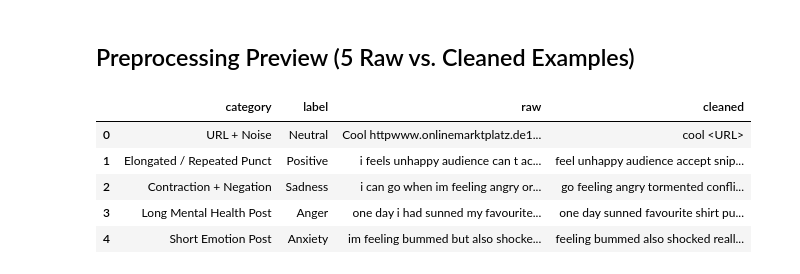
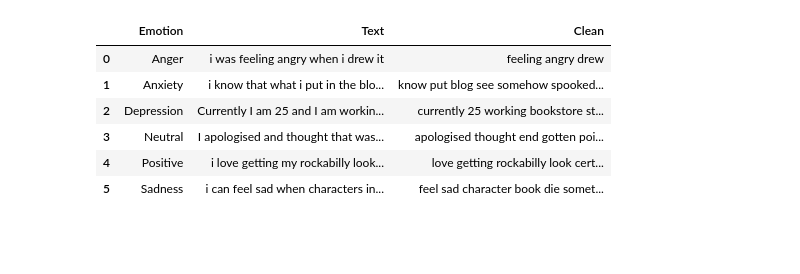
Before and after one commit to mansi27102005/clnlp_exp9, a Jupyter notebook: notebooks/01_eda.ipynb, the cells around one changed output. Drawn from its saved outputs; the diff is of its cells as text; code cells hidden in the pictures; blank space fills up the shorter version.

```diff
--- a/notebooks/01_eda.ipynb
+++ b/notebooks/01_eda.ipynb
@@ -7,15 +4,13 @@ This notebook inspects schema, nulls, duplicates, class imbalance, text length s
 # %%
 import sys
 from pathlib import Path
+ROOT = Path.cwd().parent if Path.cwd().name == 'notebooks' else Path.cwd()
+sys.path.insert(0, str(ROOT))
 
-PROJECT_ROOT = Path.cwd().parent if Path.cwd().name == 'notebooks' else Path.cwd()
-if str(PROJECT_ROOT) not in sys.path:
-    sys.path.insert(0, str(PROJECT_ROOT))
-
-import pandas as pd
 from IPython.display import Image, display
 from src.data_loader import run_eda
-from src.preprocess import clean_social_text, select_before_after_examples
-from src.utils import RESULTS_DIR, set_seed
+from src.preprocess import clean_social_text
+from src.utils import RESULTS_DIR
 
-set_seed()
+df = run_eda()
+df['Emotion'].value_counts()
@@ -22,5 +28,0 @@ set_seed()
-# %%
-df, eda_summary = run_eda()
-print('Audit counts:', eda_summary['audit_counts'])
-print('Imbalance ratio (max/min):', eda_summary['imbalance_ratio'])
-pd.DataFrame({'Count': eda_summary['class_counts'], 'Share (%)': eda_summary['class_percentages']})
@@ -64,13 +37,12 @@ for fname in [
-# %% [markdown]
-## Preprocessing Preview (5 Raw vs. Cleaned Examples)
-# %%
-df['clean_text'] = df['Text'].apply(clean_social_text)
-examples = select_before_after_examples(df, n=5)
-pd.DataFrame(examples)
-# %% [output]
-|  | category | label | raw | cleaned |
-| 0 | URL + Noise | Neutral | Cool httpwww.onlinemarktplatz.de1... | cool <URL> |
-| 1 | Elongated / Repeated Punct | Positive | i feels unhappy audience can t ac... | feel unhappy audience accept snip... |
-| 2 | Contraction + Negation | Sadness | i can go when im feeling angry or... | go feeling angry tormented confli... |
-| 3 | Long Mental Health Post | Anger | one day i had sunned my favourite... | one day sunned favourite shirt pu... |
-| 4 | Short Emotion Post | Anxiety | im feeling bummed but also shocke... | feeling bummed also shocked reall... |
+# %%
+sample = df.groupby('Emotion').first().reset_index()[['Emotion', 'Text']]
+sample['Clean'] = sample['Text'].apply(clean_social_text)
+sample
+# %% [output]
+|  | Emotion | Text | Clean |
+| 0 | Anger | i was feeling angry when i drew it | feeling angry drew |
+| 1 | Anxiety | i know that what i put in the blo... | know put blog see somehow spooked... |
+| 2 | Depression | Currently I am 25 and I am workin... | currently 25 working bookstore st... |
+| 3 | Neutral | I apologised and thought that was... | apologised thought end gotten poi... |
+| 4 | Positive | i love getting my rockabilly look... | love getting rockabilly look cert... |
+| 5 | Sadness | i can feel sad when characters in... | feel sad character book die somet... |
```
Also changed, not shown: parts of 6 cells of this notebook, 35 other files.
